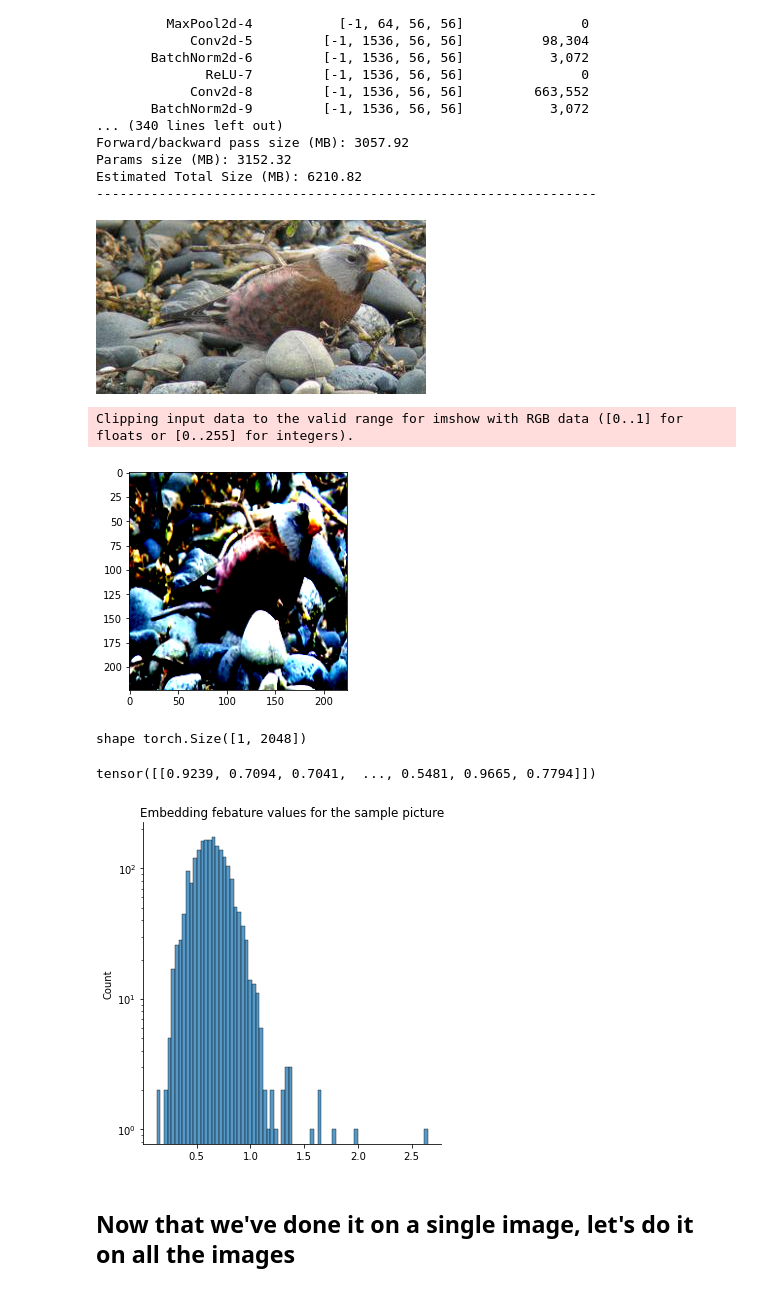
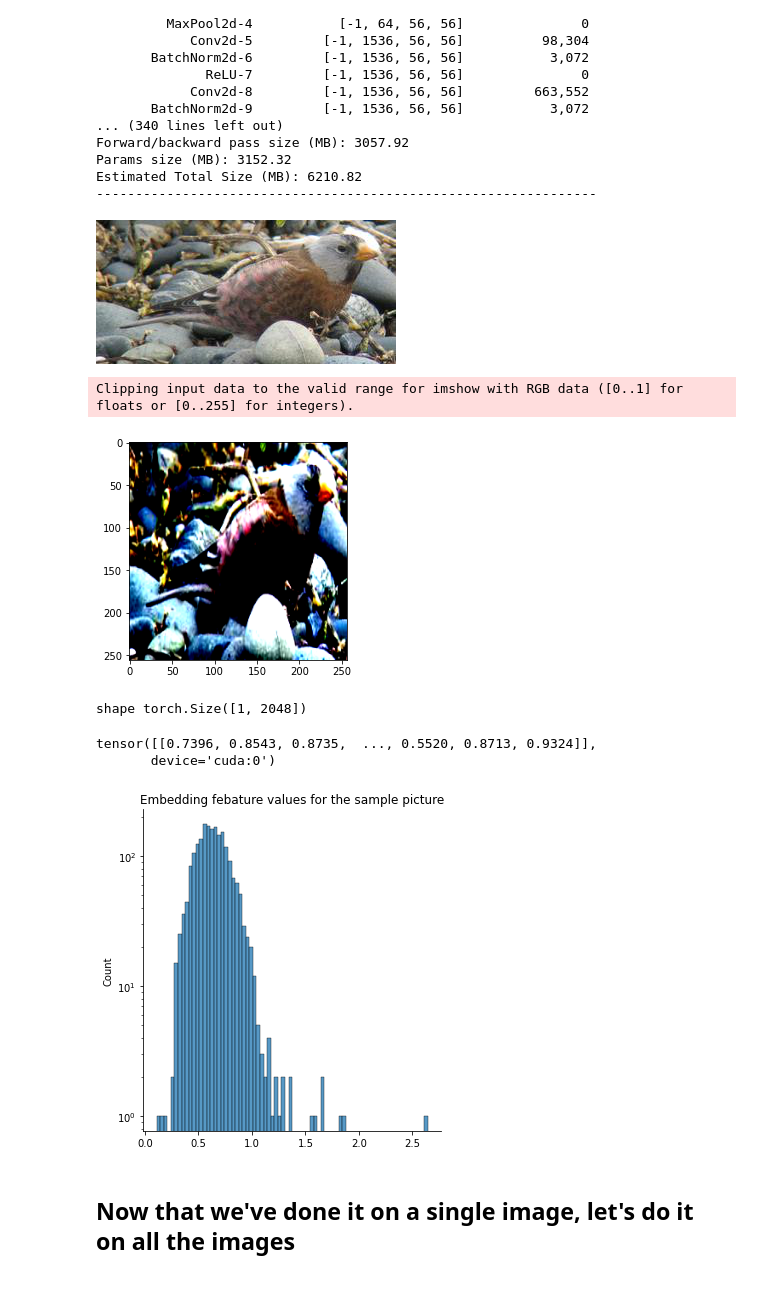
Before and after one commit to chloeskt/recvis21_a3, a Jupyter notebook: notebooks/feature_extraction_Resnext101.ipynb, the cells around one changed output. Saved outputs shown, nothing was run; the diff lists cells and outputs as text; code cells hidden in the pictures.

```diff
--- a/notebooks/feature_extraction_Resnext101.ipynb
+++ b/notebooks/feature_extraction_Resnext101.ipynb
@@ -65,11 +65,11 @@ Params size (MB): 3152.32
 Estimated Total Size (MB): 6210.82
 ----------------------------------------------------------------
 # %%
-filename = "../cropped_bird_dataset/train_images/034.Gray_crowned_Rosy_Finch/Gray_Crowned_Rosy_Finch_0064_27007.jpg"
+filename = "../299_cropped_bird_dataset/train_images/034.Gray_crowned_Rosy_Finch/Gray_Crowned_Rosy_Finch_0064_27007.jpg"
 input_image = Image.open(filename)
 input_image
 # %% [output]
-[figure, old version]
+[figure, new version]
 # %%
 # pre-processing required by ResNext
 preprocess = transforms.Compose([
@@ -87,7 +87,7 @@ plt.imshow(np.moveaxis(input_tensor.numpy(), 0, -1 ))
 plt.show()
 # %% [output]
 Clipping input data to the valid range for imshow with RGB data ([0..1] for floats or [0..255] for integers).
-[figure, old version]
+[figure, new version]
 # %%
 input_batch = torch.stack([input_tensor])
 input_batch = input_batch.to(device)
@@ -101,7 +101,8 @@ shape torch.Size([1, 2048])
 # %%
 output
 # %% [output]
-tensor([[0.9239, 0.7094, 0.7041,  ..., 0.5481, 0.9665, 0.7794]])
+tensor([[0.7396, 0.8543, 0.8735,  ..., 0.5520, 0.8713, 0.9324]],
+       device='cuda:0')
 # %%
 sns.displot(output[0].cpu().numpy())
 # plt.xscale('log')
@@ -109,7 +110,7 @@ plt.yscale('log')
 plt.title('Embedding febature values for the sample picture')
 plt.show()
 # %% [output]
-[figure, old version]
+[figure, new version]
 # %% [markdown]
 ## Now that we've done it on a single image, let's do it on all the images
 # %%
```
Also changed, not shown: parts of 3 cells of this notebook, 3 other files.
